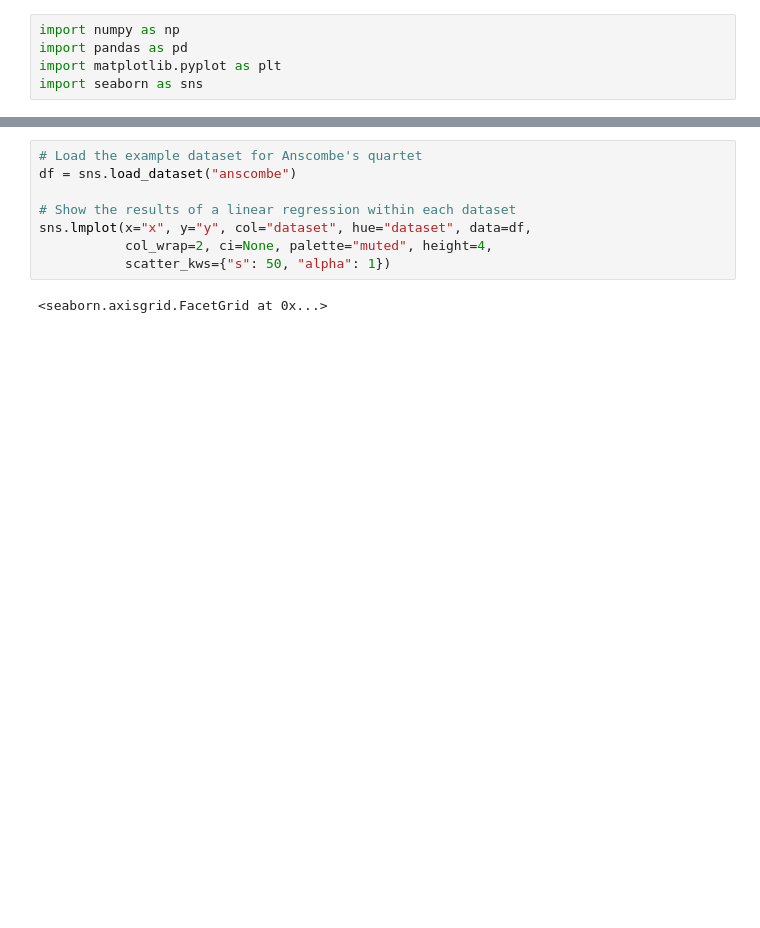
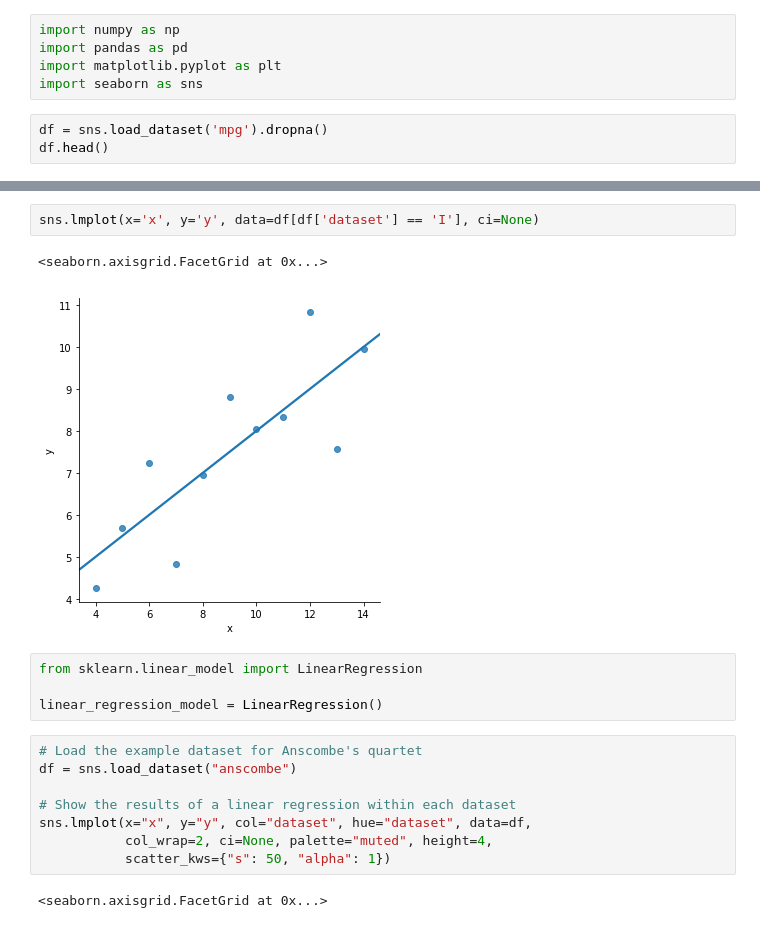
Before and after one commit to JeffMacaluso/Talks, a Jupyter notebook: TheMostImportantModels/TheMostImportantModels.ipynb, the cells around one changed output, grey strips where cells are left out. Cells and saved outputs as stored; diff of their text form; blank space fills up the shorter version.

Commit message:
Added images and began adding description for linear regression

```diff
--- a/TheMostImportantModels/TheMostImportantModels.ipynb
+++ b/TheMostImportantModels/TheMostImportantModels.ipynb
@@ -41,3 +60,6 @@ import numpy as np
 import pandas as pd
 import matplotlib.pyplot as plt
 import seaborn as sns
+# %%
+df = sns.load_dataset('mpg').dropna()
+df.head()
@@ -44,3 +118,12 @@ import seaborn as sns
+# %%
+sns.lmplot(x='x', y='y', data=df[df['dataset'] == 'I'], ci=None)
+# %% [output]
+<seaborn.axisgrid.FacetGrid at 0x...>
+[figure, added]
+# %%
+from sklearn.linear_model import LinearRegression
+
+linear_regression_model = LinearRegression()
 # %%
 # Load the example dataset for Anscombe's quartet
 df = sns.load_dataset("anscombe")
```
Also changed, not shown: parts of 7 cells of this notebook.
